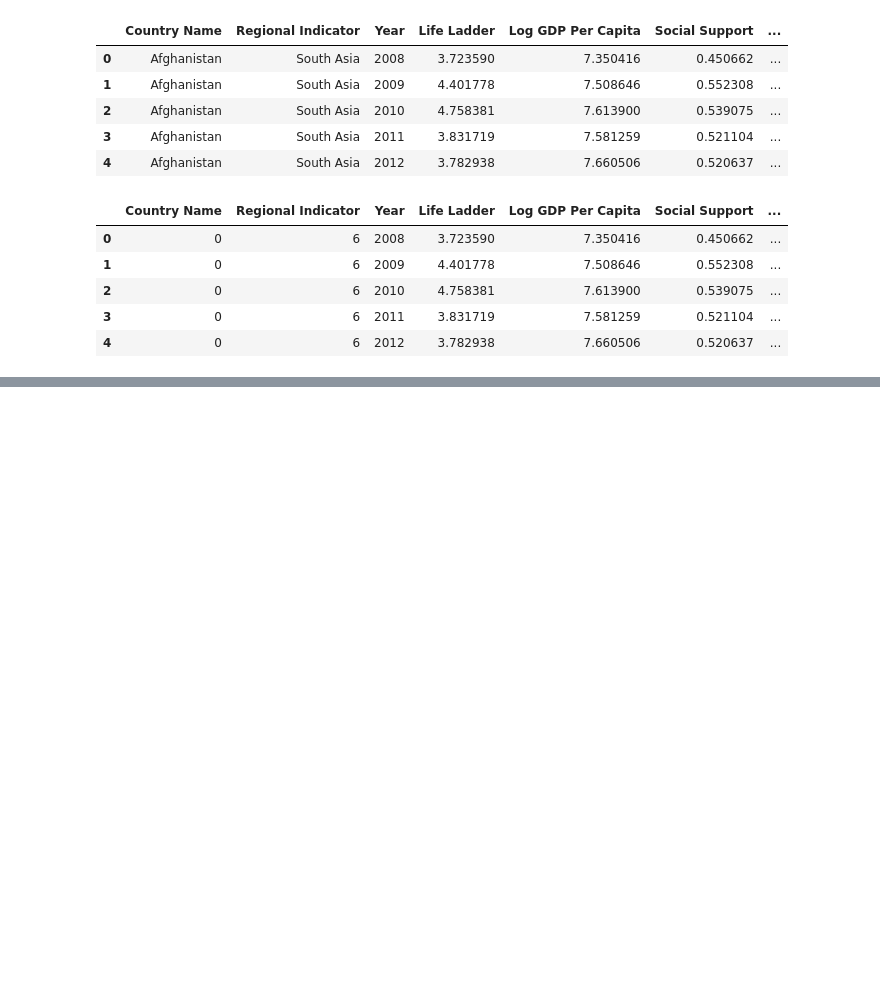
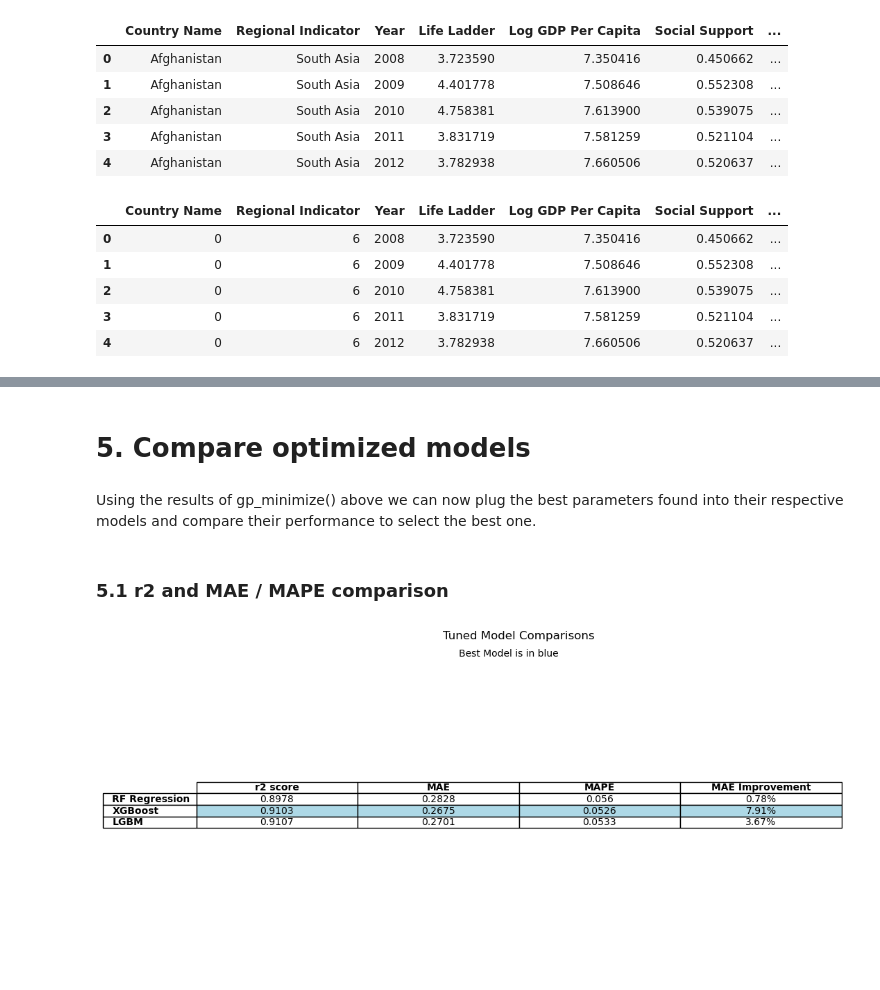
Before and after one commit to RossBrinkerhoff/Springboard_Brinkerhoff, a Jupyter notebook: Springboard_Capstone_2/Capstone_2/notebooks/04_rb_Modeling_RF.ipynb, the cells around one changed output, grey strips where cells are left out. Drawn from its saved outputs; the diff is of its cells as text; code cells hidden in the pictures; blank space fills up the shorter version.

```diff
--- a/Springboard_Capstone_2/Capstone_2/notebooks/04_rb_Modeling_RF.ipynb
+++ b/Springboard_Capstone_2/Capstone_2/notebooks/04_rb_Modeling_RF.ipynb
@@ -316,0 +404,21 @@ joblib.dump(rf_model_tuned,abs_path + '/rf_final.pkl')
+# %%
+# Run gp_minimize() for XGBoost
+
+xgb_result = gp_minimize(xgb_objective, xgb_space, n_calls=100, random_state=42)
+
+# Get the best hyperparameters for the model
+xgb_best_params = xgb_result.x
+xgb_best_score = xgb_result.fun
+# %%
+# Run gp_minimize() for LGBM
+
+lgbm_result = gp_minimize(lgbm_objective, lgb_space, n_calls=100, random_state=42)
+
+# Get the best hyperparameters for the model
+lgbm_best_params = lgbm_result.x
+lgbm_best_score = lgbm_result.fun
+# %% [markdown]
+# 5. Compare optimized models<a class = anchor id=compare_tuned_models_5></a>
+# %% [markdown]
+Using the results of gp_minimize() above we can now plug the best parameters found into their respective models
+and compare their performance to select the best one.
@@ -316,0 +504,41 @@ joblib.dump(rf_model_tuned,abs_path + '/rf_final.pkl')
+# %% [markdown]
+### 5.1 r2 and MAE / MAPE comparison <a class = anchor id=tuned_model_comparison_5_1></a>
+# %%
+#Create a chart comparing scores of the tuned models
+
+data = [[round(rf_best_model_r2,4),round(rf_best_model_mae,4),(round(rf_best_model_mape,4)),(f'{round(rf_score_percent_difference,2)}%')],
+        [round(xgb_best_model_r2,4),round(xgb_best_model_mae,4),(round(xgb_best_model_mape,4)),(f'{round(xgb_score_percent_difference,2)}%')],
+        [round(lgb_best_model_r2,4),round(lgb_best_model_mae,4),(round(lgb_best_model_mape,4)),(f'{round(lgbm_score_percent_difference,2)}%')]]
+
+
+row_labels = ['RF Regression', 'XGBoost', 'LGBM']
+col_labels = ['r2 score', 'MAE','MAPE','MAE Improvement']
+
+plt.figure(figsize=(12, 6))
+plt.axis('off')
+
+# Create table
+table = plt.table(cellText=data,
+                  rowLabels=row_labels,
+                  colLabels=col_labels,
+                  loc='center',
+                  cellLoc='center',
+                  fontsize = 45.0)
+
+highlighted_row = 1
+for j in range(len(col_labels)):
+    table._cells[(highlighted_row + 1, j)].set_facecolor('lightblue')
+
+for (i, label) in enumerate(row_labels):
+    table._cells[(i+1, -1)]._text.set_fontweight('bold')
+
+for (i, label) in enumerate(col_labels):
+    table._cells[(0, i)]._text.set_fontweight('bold')
+
+plt.title("Tuned Model Comparisons")
+plt.suptitle("Best Model is in blue", fontsize=10, y=0.87)
+
+
+plt.show()
+# %% [output]
+[figure, added]
```
Also changed, not shown: parts of 92 cells of this notebook.
